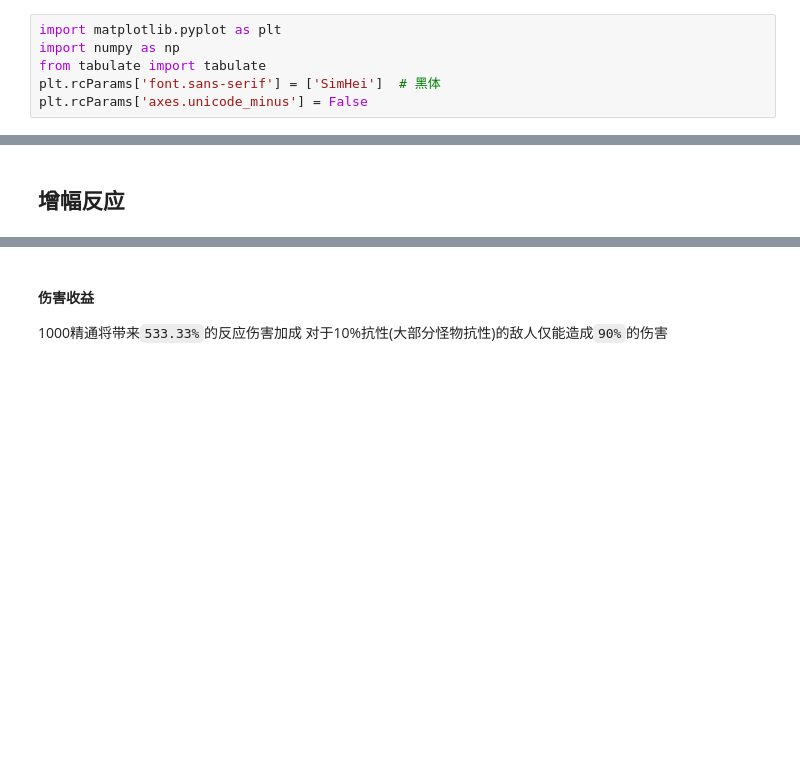
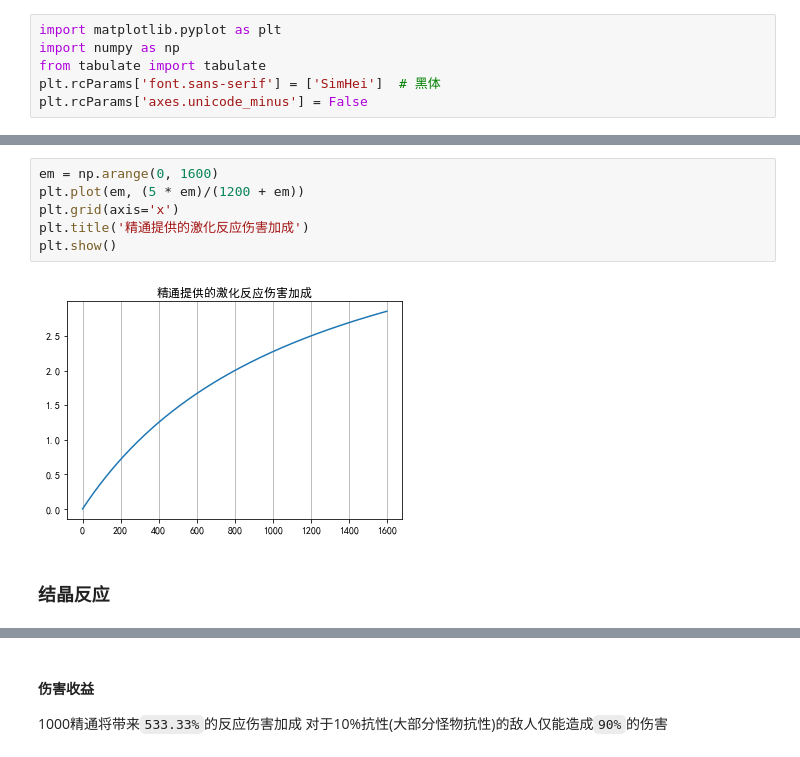
Before and after one commit to muedsa/mihoyo-lab-notebook, a Jupyter notebook: genshin-impact/elemental-reactions.ipynb, the cells around one changed output, grey strips where cells are left out. Saved outputs shown, nothing was run; the diff lists cells and outputs as text; blank space fills up the shorter version.

```diff
--- a/genshin-impact/elemental-reactions.ipynb
+++ b/genshin-impact/elemental-reactions.ipynb
@@ -12,2 +64,10 @@ plt.rcParams['axes.unicode_minus'] = False
+# %%
+em = np.arange(0, 1600)
+plt.plot(em, (5 * em)/(1200 + em))
+plt.grid(axis='x')
+plt.title('精通提供的激化反应伤害加成')
+plt.show()
+# %% [output]
+[figure, added]
 # %% [markdown]
-## 增幅反应
+### 结晶反应
```
Also changed, not shown: parts of 11 cells of this notebook, 2 other files.
